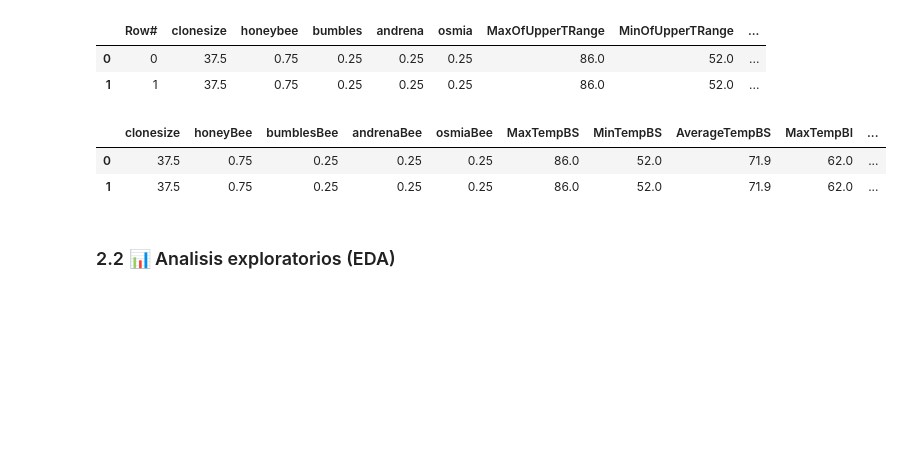
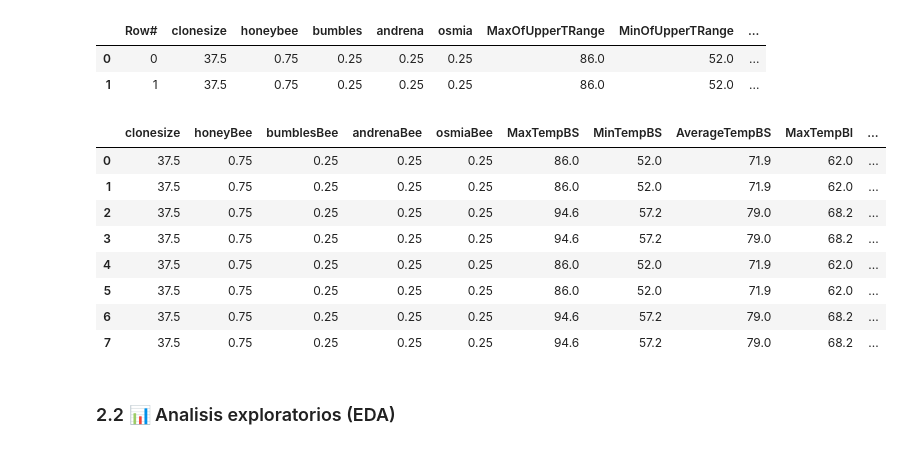
Before and after one commit to MayumyCH/blueberry_yield_prediction_with_python, a Jupyter notebook: Blueberry_prediction.ipynb, the cells around one changed output. Cells and saved outputs as stored; diff of their text form; code cells hidden in the pictures; blank space fills up the shorter version.

```diff
--- a/Blueberry_prediction.ipynb
+++ b/Blueberry_prediction.ipynb
@@ -80,11 +80,17 @@ df_blueberry.rename(columns={'honeybee': 'honeyBee','bumbles': 'bumblesBee','and
                              'AverageOfLowerTRange':'AverageTempBI'
                             }, inplace=True)
 # %%
-df_blueberry.head(2)
+df_blueberry.head(8)
 # %% [output]
 |  | clonesize | honeyBee | bumblesBee | andrenaBee | osmiaBee | MaxTempBS | MinTempBS | AverageTempBS | MaxTempBI | ... |
 | 0 | 37.5 | 0.75 | 0.25 | 0.25 | 0.25 | 86.0 | 52.0 | 71.9 | 62.0 | ... |
 | 1 | 37.5 | 0.75 | 0.25 | 0.25 | 0.25 | 86.0 | 52.0 | 71.9 | 62.0 | ... |
+| 2 | 37.5 | 0.75 | 0.25 | 0.25 | 0.25 | 94.6 | 57.2 | 79.0 | 68.2 | ... |
+| 3 | 37.5 | 0.75 | 0.25 | 0.25 | 0.25 | 94.6 | 57.2 | 79.0 | 68.2 | ... |
+| 4 | 37.5 | 0.75 | 0.25 | 0.25 | 0.25 | 86.0 | 52.0 | 71.9 | 62.0 | ... |
+| 5 | 37.5 | 0.75 | 0.25 | 0.25 | 0.25 | 86.0 | 52.0 | 71.9 | 62.0 | ... |
+| 6 | 37.5 | 0.75 | 0.25 | 0.25 | 0.25 | 94.6 | 57.2 | 79.0 | 68.2 | ... |
+| 7 | 37.5 | 0.75 | 0.25 | 0.25 | 0.25 | 94.6 | 57.2 | 79.0 | 68.2 | ... |
 # %% [markdown]
 ### 2.2 📊 Analisis exploratorios (EDA)
 # %%
```
Also changed, not shown: parts of 48 cells of this notebook, 1 other file.
